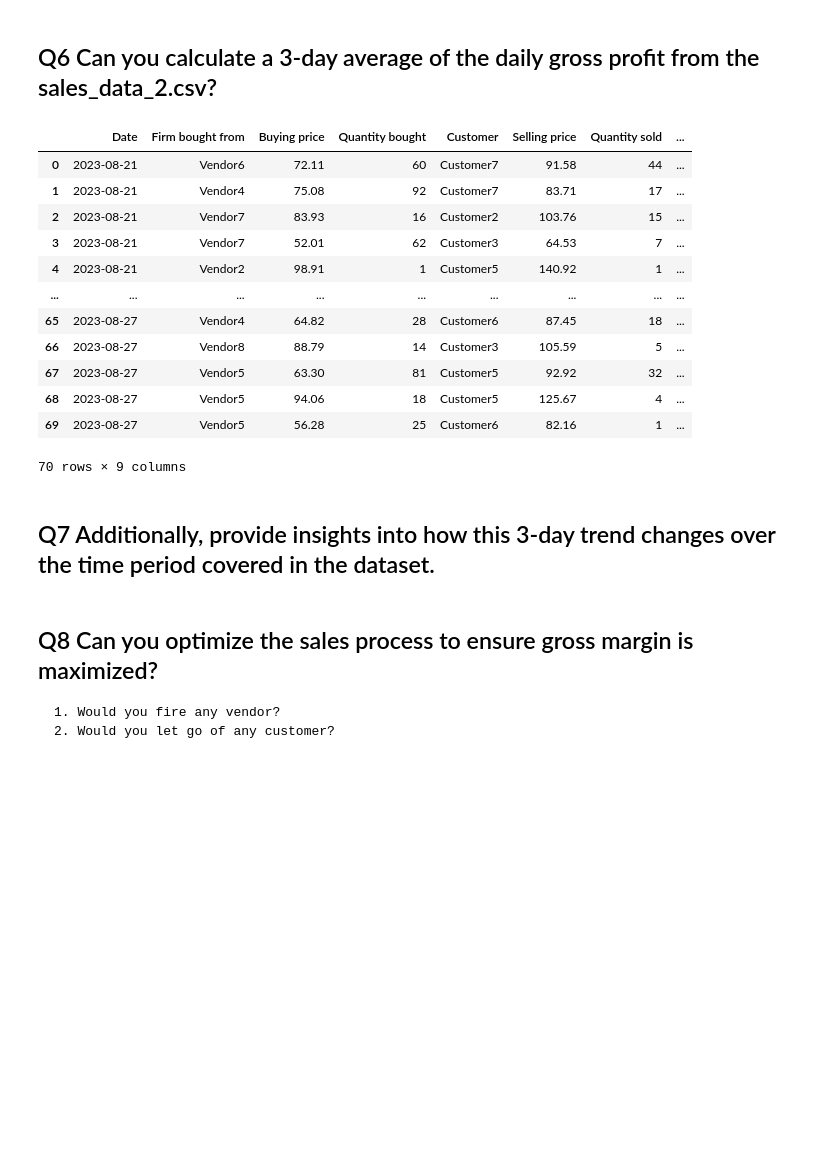
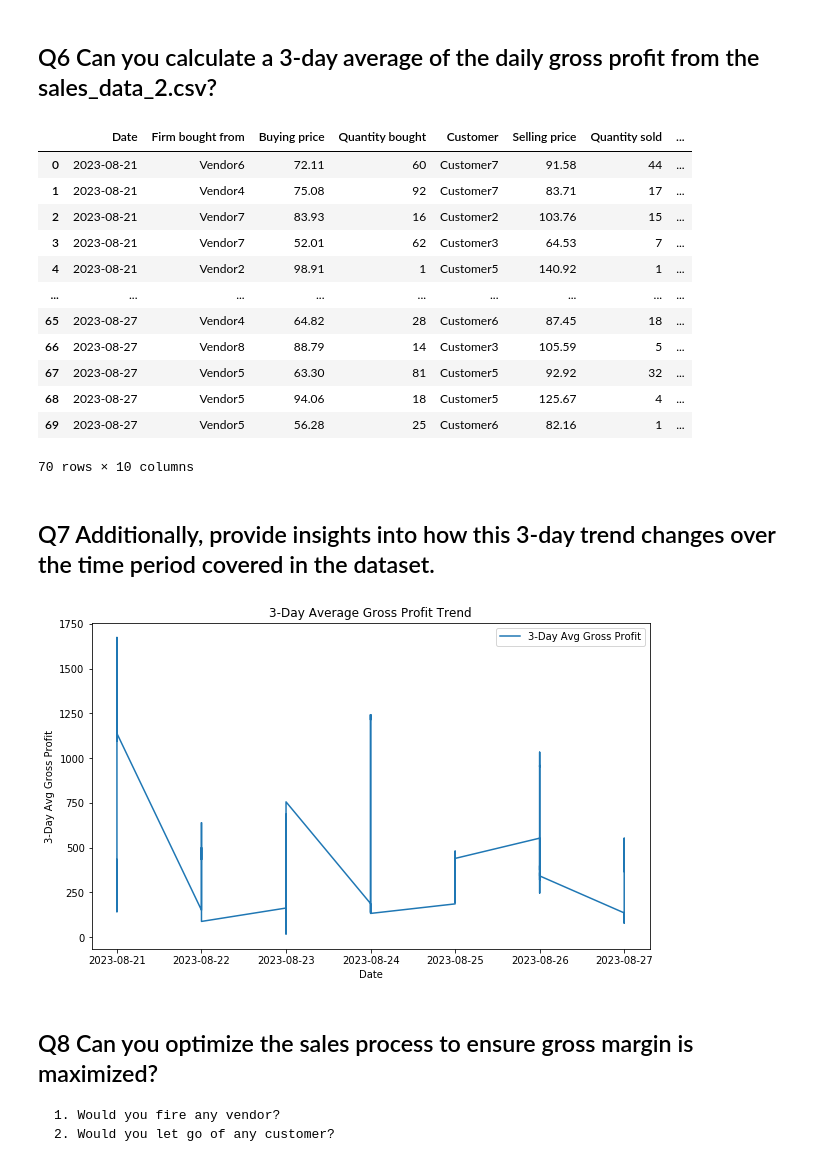
Before and after one commit to Gowsikkan/5C-Task, a Jupyter notebook: Notebook-1.ipynb, the cells around one changed output. Saved outputs shown, nothing was run; the diff lists cells and outputs as text; code cells hidden in the pictures; blank space fills up the shorter version.

```diff
--- a/Notebook-1.ipynb
+++ b/Notebook-1.ipynb
@@ -81,18 +73,14 @@ print(f"The least profitable day of the week is {least_profitable_day}")
 The least profitable day of the week is Sunday
 # %%
 df1=pd.read_csv("sales_data_2.csv")
+df1['Profit'] = (df1['Selling price'] - df1['Buying price']) * df1['Quantity sold']
 # %% [markdown]
 ## Q6 Can you calculate a 3-day average of the daily gross profit from the sales_data_2.csv?
 # %%
 df1["Date"] = pd.to_datetime(df1["Date"])
-
-# Calculate daily gross profit
 df1["Daily Gross Profit"] = (df1["Selling price"] - df["Buying price"]) * df["Quantity sold"]
-
-# Calculate the 3-day rolling average of daily gross profit
 df1["3-Day Average Profit"] = df1["Daily Gross Profit"].rolling(window=3).mean()
 
-# Display the DataFrame with the calculated average
 df1
 # %% [output]
 |  | Date | Firm bought from | Buying price | Quantity bought | Customer | Selling price | Quantity sold | ... |
@@ -107,9 +95,19 @@ df1
 | 67 | 2023-08-27 | Vendor5 | 63.30 | 81 | Customer5 | 92.92 | 32 | ... |
 | 68 | 2023-08-27 | Vendor5 | 94.06 | 18 | Customer5 | 125.67 | 4 | ... |
 | 69 | 2023-08-27 | Vendor5 | 56.28 | 25 | Customer6 | 82.16 | 1 | ... |
-70 rows × 9 columns
+70 rows × 10 columns
 # %% [markdown]
 ## Q7 Additionally, provide insights into how this 3-day trend changes over the time period covered in the dataset.
+# %%
+plt.figure(figsize=(10, 6))
+plt.plot(df1['Date'], df1['3-Day Average Profit'], label='3-Day Avg Gross Profit')
+plt.xlabel('Date')
+plt.ylabel('3-Day Avg Gross Profit')
+plt.title('3-Day Average Gross Profit Trend')
+plt.legend()
+plt.show()
+# %% [output]
+[figure, added]
 # %% [markdown]
 ## Q8 Can you optimize the sales process to ensure gross margin is maximized?
     1. Would you fire any vendor?
```
Also changed, not shown: parts of 9 cells of this notebook.
